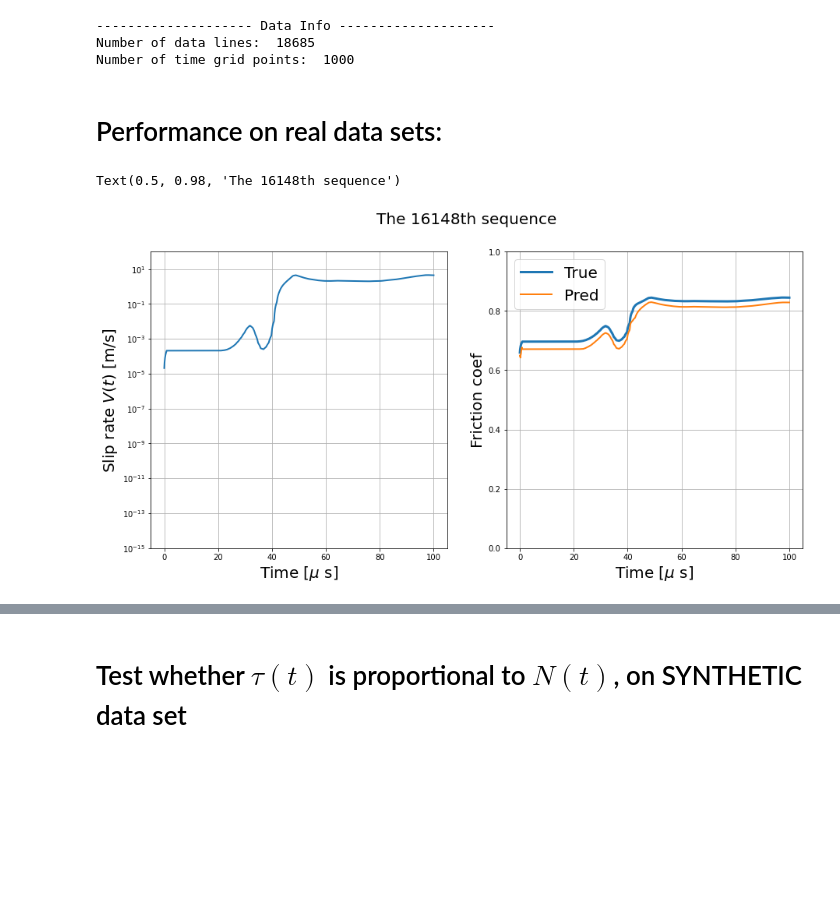
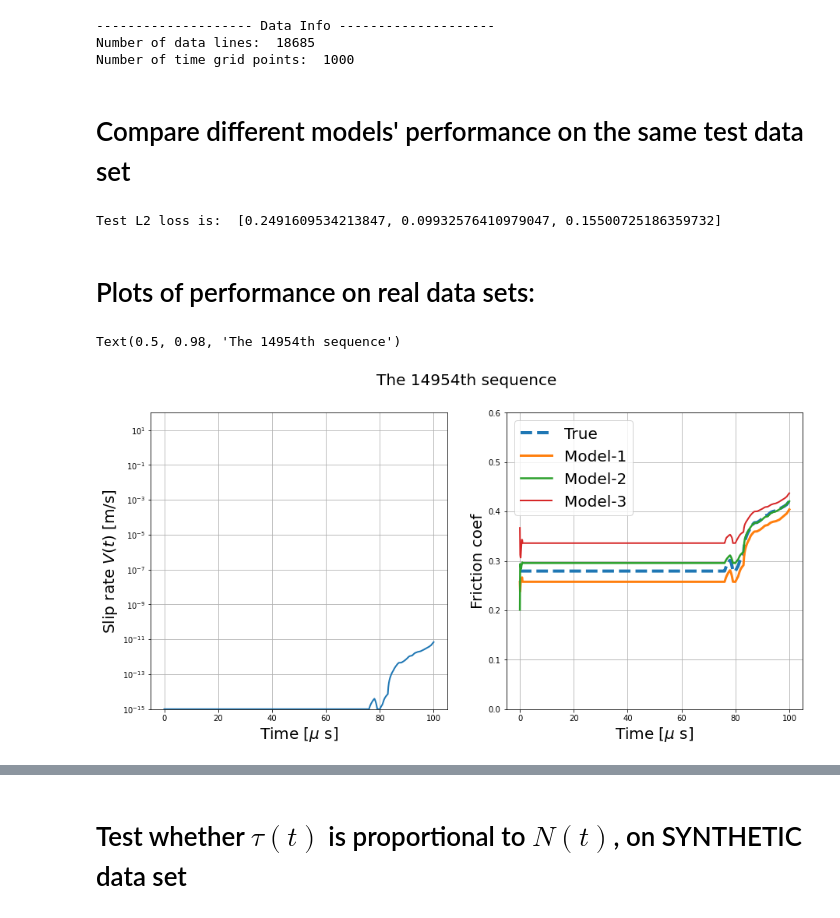
Before and after one commit to Shengduo/RateStateFrictionTraining, a Jupyter notebook: Trial_NonRegularizedGen.ipynb, the cells around one changed output, grey strips where cells are left out. Saved outputs shown, nothing was run; the diff lists cells and outputs as text; code cells hidden in the pictures; blank space fills up the shorter version.

```diff
--- a/Trial_NonRegularizedGen.ipynb
+++ b/Trial_NonRegularizedGen.ipynb
@@ -850,33 +861,87 @@ testSt = 14948
+# %% [markdown]
+# Compare different models' performance on the same test data set
+# %%
+# Get RNN prediction from trained model on the same test data set
+
+# Truncated-Fourier-generated model
+# model_save_path = './data/model_synDataUnReg_1019_seq3_hiddenDim1_NMulti.pth'
+
+# Piecewise constant model
+# model_save_path = './data/model_synDataPieceConstUnReg_1019_seq3_hiddenDim1_NMulti.pth'
+
+# Real dataset model
+# model_save_path = './data/model_realDatas1018UnReg_rnn_1hiddenDim_NMulti.pth'
+
+# All models in a set
+model_save_path = ['./data/model_synDataUnReg_1019_seq3_hiddenDim1_NMulti.pth',
+                   './data/model_synDataPieceConstUnReg_1019_seq3_hiddenDim1_NMulti.pth',
+                   './data/model_realDatas1018UnReg_rnn_1hiddenDim_NMulti.pth']
+trainedModel = []
+XReal = torch.stack([NrealTest, torch.log10(VrealTest), sReal], 2).float()
+tauReal_pred = []
+hiddenReal_pred = []
+testLoss = []
+testSt = 14948
+
+for i in range(len(model_save_path)):
+    trainedModel_this = torch.load(model_save_path[i])
+
+    # Make predictions
+    tauReal_pred_this, hiddenReal_pred_this = trainedModel_this(XReal)
+    tauReal_pred_this = tauReal_pred_this.reshape(
+        [tauReal_pred_this.shape[0], tauReal_pred_this.shape[1]]
+    ).detach()
+    hiddenReal_pred_this = hiddenReal_pred_this.detach()
+
+    # Evaluate accessible loss
+    testLoss_this = AccessibleL2Loss(tauReal[testSt:], tauReal_pred_this[testSt:])
+
+    # Append to the lists
+    tauReal_pred.append(tauReal_pred_this)
+    hiddenReal_pred.append(hiddenReal_pred_this)
+    testLoss.append(testLoss_this.item())
+
+# Print out test losses
+print('Test L2 loss is: ', testLoss)
+# %% [output]
+Test L2 loss is:  [0.2491609534213847, 0.09932576410979047, 0.15500725186359732]
 # %% [markdown]
-# Performance on real data sets:
+# Plots of performance on real data sets:
 # %%
 # Plot the slip rate, friction coefficient vs. time for sequence [idx]
-idx = 1200 + testSt
+idx = 6 + testSt
 f, axs = plt.subplots(1, 2, figsize = (15, 7))
 
 # Plot V(t)
 axs[0].semilogy(1e6 * t, VrealTest[idx, :], linewidth=2.0)
 axs[0].set_xlabel('Time [$\mu$ s]', fontsize=20)
 axs[0].set_ylabel('Slip rate $V(t)\  \mathrm{[m/s]}$', fontsize=20)
 axs[0].set_ylim([1e-15, 1e2])
 axs[0].grid()
 
 fcoef_real_true = tauReal / NrealTest
-fcoef_real_pred = tauReal_pred / NrealTest
+fcoef_real_pred = [tauReal_pred_this / NrealTest for tauReal_pred_this in tauReal_pred]
 
 # Plot fcoef(t)
-axs[1].plot(1e6 * t, fcoef_real_true[idx, :], linewidth=3.0)
-axs[1].plot(1e6 * t, fcoef_real_pred[idx, :], linewidth=2.0)
-axs[1].legend(['True', 'Pred'], loc = 'best', fontsize = 20)
+axs[1].plot(1e6 * t, fcoef_real_true[idx, :], '--', linewidth=4.0)
+linewds = torch.linspace(3.0, 2.0, len(testLoss))
+lgdStr = ["True"]
+
+# Plot every model
+for i in range(len(linewds)):
+    axs[1].plot(1e6 * t, fcoef_real_pred[i][idx, :], linewidth=linewds[i])
+    lgdStr.append("Model-" + str(i + 1))
+
+axs[1].legend(lgdStr, loc = 'best', fontsize = 20)
 axs[1].set_xlabel('Time [$\mu$ s]', fontsize=20)
 axs[1].set_ylabel('Friction coef', fontsize=20)
-axs[1].set_ylim([0, 1])
+axs[1].set_ylim([0, 0.6])
 axs[1].grid()
 
 f.suptitle("The " + str(idx) + "th sequence", fontsize = 20)
 # %% [output]
-Text(0.5, 0.98, 'The 16148th sequence')
+Text(0.5, 0.98, 'The 14954th sequence')
-[figure, old version]
+[figure, new version]
 # %%
 # Plot the V(t), N(t), theta(t), tau(t) for sequence [idx]
 idx = 1200 + testSt
```
Also changed, not shown: parts of 7 cells of this notebook.
